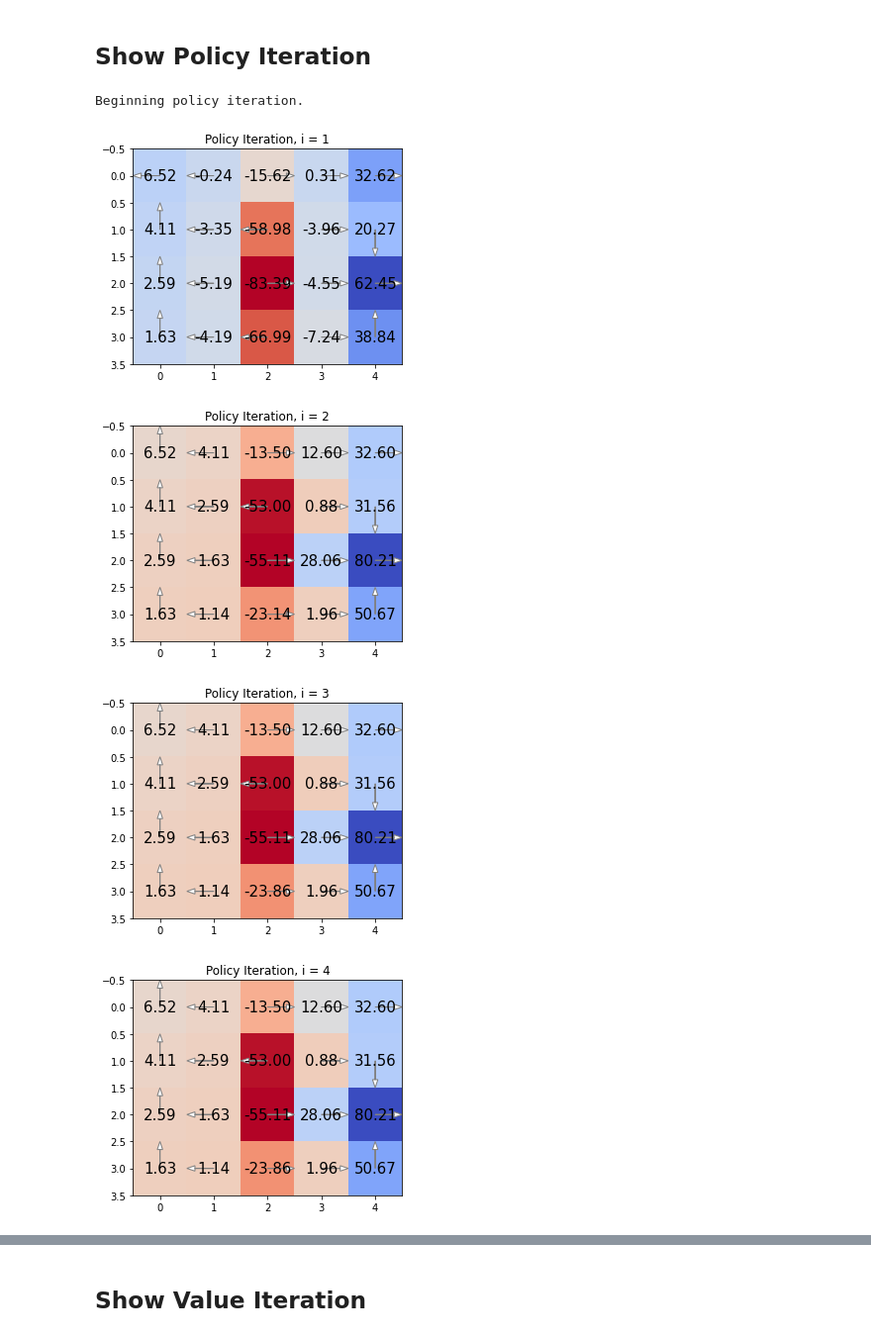
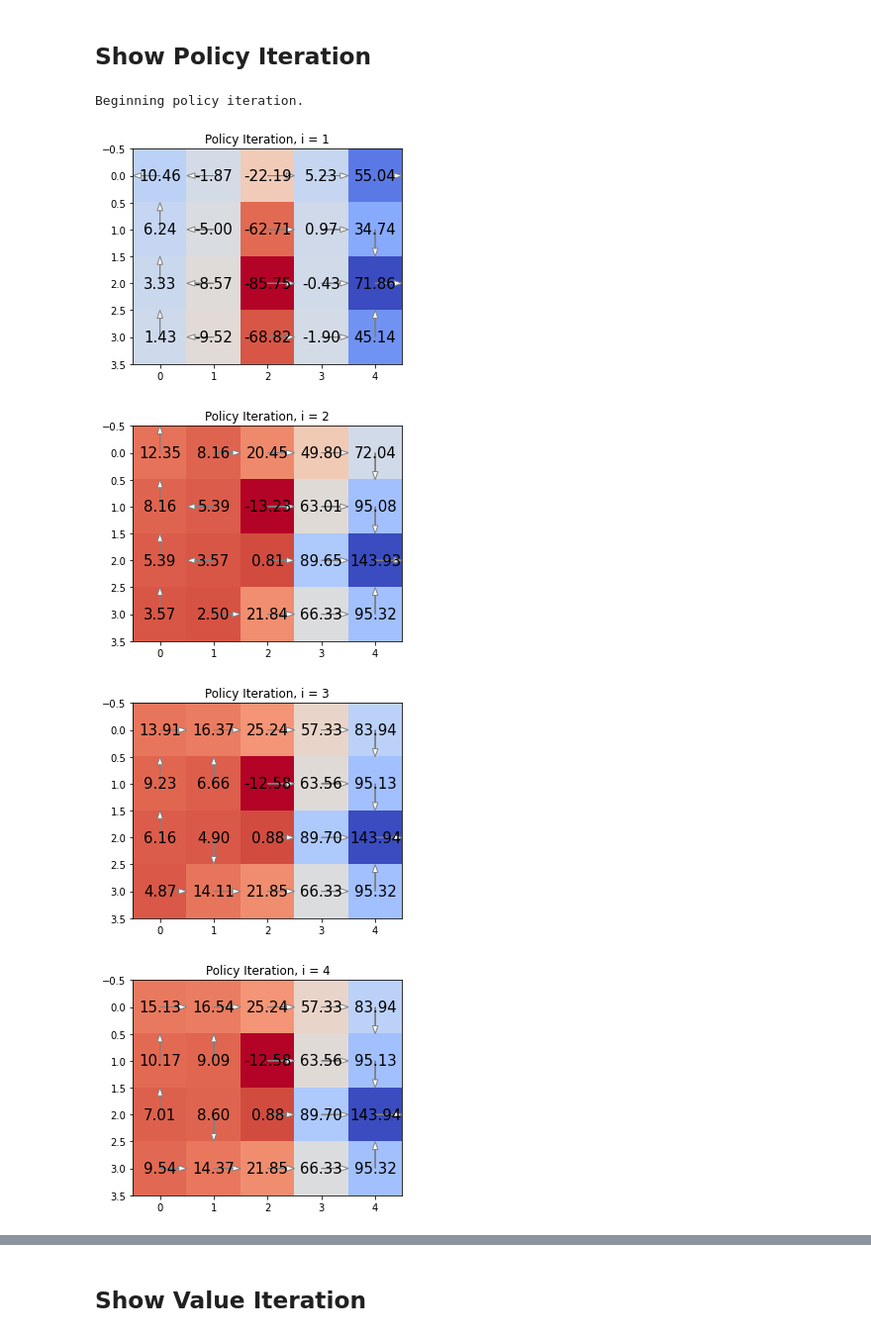
Before and after one commit to robwalker367/cs181-s22-homeworks, a Jupyter notebook: HW6/T6_P2.ipynb, the cells around one changed output, grey strips where cells are left out. Shown at 99% size. Saved outputs shown, nothing was run; the diff lists cells and outputs as text; code cells hidden in the pictures.

```diff
--- a/HW6/T6_P2.ipynb
+++ b/HW6/T6_P2.ipynb
@@ -198,23 +198,19 @@ Returns array ``V`` representing the value of policy ``pi`` using discount facto
 
 Note: You can do this either closed-form or iteratively. If performed iteratively, please use a convergence tolerance of at least ``0.0001``
 # %%
-# TODO: Complete this function
 def policy_evaluation(pi, gamma):
     theta = 0.0001
-
     V = np.zeros(num_states)
-    V_k = np.zeros(num_states)
-
     diff = float('inf')
     while diff > theta:
+        V_k = np.zeros(num_states)
         for s1 in range(num_states):
             expected = 0
             for s2 in range(num_states):
                 expected += get_transition_prob(s1, pi[s1], s2) * V[s2]
             V_k[s1] = get_reward(s1) + gamma * expected
         diff = np.max(np.abs(V_k - V))
-        V = V_k
-
+        V = np.copy(V_k)
     return V
 # %% [markdown]
 ## 1b) Policy Iteration
@@ -255,17 +250,17 @@ def update_value_iteration(V, gamma):
                 mvalue = cvalue
         V_new[s1] = mvalue
 
+    pi_new = np.zeros(num_states)
     for s1 in range(num_states):
-        maction, mvalue = 0, -float('inf')
+        mval = -float('inf')
         for a in range(num_actions):
             expected = 0
             for s2 in range(num_states):
                 expected += get_transition_prob(s1, a, s2) * V_new[s2]
-            cvalue = get_reward(s1) + gamma * expected
-            if mvalue < cvalue:
-                mvalue = cvalue
-                maction = a
-        pi_new[s1] = maction
+            cval = get_reward(s1) + gamma * expected
+            if cval > mval:
+                mval = cval
+                pi_new[s1] = a
 
     return V_new, pi_new
 # %% [markdown]
@@ -324,11 +319,11 @@ def learn_strategy(planning_type = VALUE_ITER, max_iter = 10, print_every = 5, c
 ## Show Policy Iteration
 # %%
 print('Beginning policy iteration.')
-learn_strategy(planning_type=POLICY_ITER, max_iter = 4, print_every = 1, ct = 0.01, gamma = 0.7)
+learn_strategy(planning_type=POLICY_ITER, max_iter = 25, print_every = 1, ct = 0.00001, gamma = 0.7)
 print('Policy iteration complete.\n')
 # %% [output]
 Beginning policy iteration.
-[figure, old version]
+[figure, new version]
-[figure, old version]
+[figure, new version]
-[figure, old version]
+[figure, new version]
-[figure, old version]
+[figure, new version]
```
Also changed, not shown: parts of 7 cells of this notebook, 26 other files.
